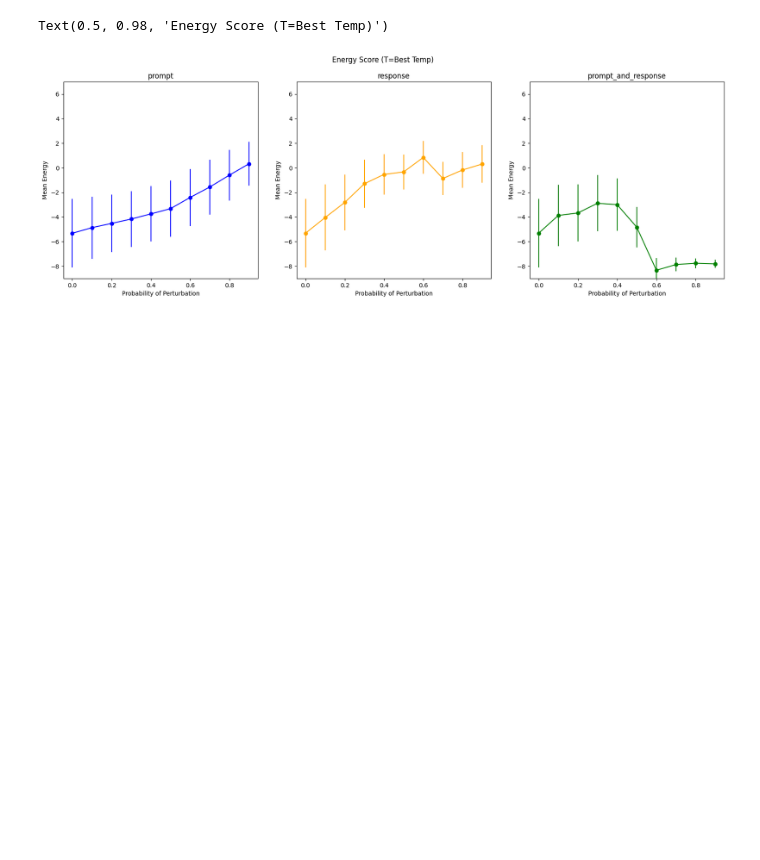
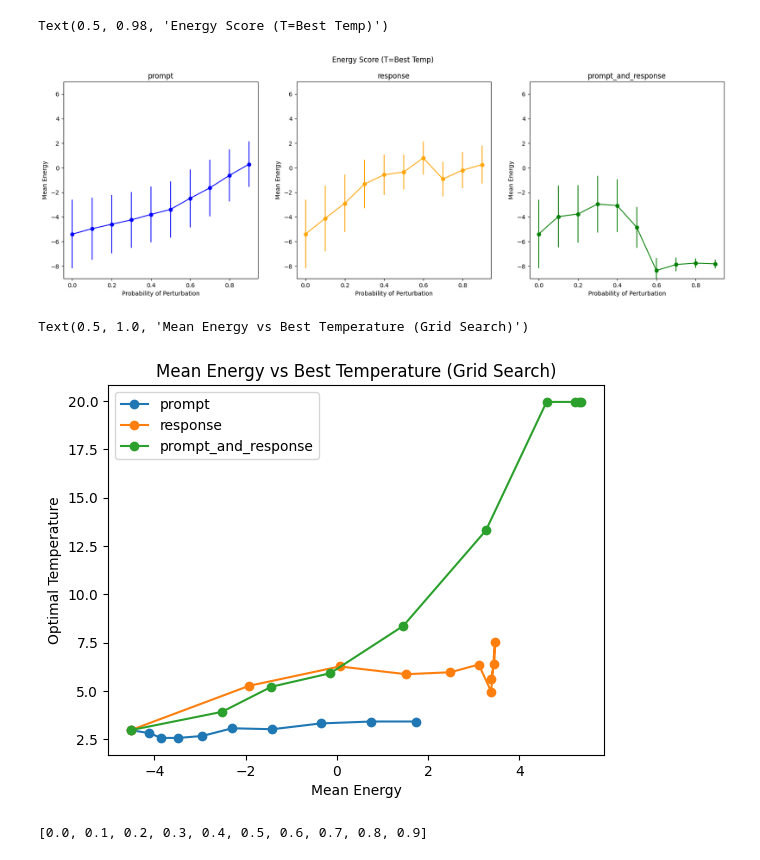
Before and after one commit to Pikus16/neurips2023_distshift, a Jupyter notebook: notebooks/temperature_calibration.ipynb, the cells around one changed output. Drawn from its saved outputs; the diff is of its cells as text; code cells hidden in the pictures; blank space fills up the shorter version.

Commit message:
add temp calibration

```diff
--- a/notebooks/temperature_calibration.ipynb
+++ b/notebooks/temperature_calibration.ipynb
@@ -289,3 +292,19 @@ fig.suptitle('Energy Score (T=Best Temp)')
 # %% [output]
 Text(0.5, 0.98, 'Energy Score (T=Best Temp)')
 [figure]
+# %%
+# x-axis is optimal temperature and on the y-axis is mean energy
+for inst in instances:
+    plt.plot([energy_mean_dict[inst][x] for x in perturb_levels], [best_temps[inst][x] for x in perturb_levels], marker='o', label=inst)
+    #plt.plot(perturb_levels, [ts_dict[inst][x] for x in perturb_levels], marker='o', label=inst)
+plt.ylabel('Optimal Temperature')
+plt.xlabel('Mean Energy')
+plt.legend()
+plt.title('Mean Energy vs Best Temperature (Grid Search)')
+# %% [output]
+Text(0.5, 1.0, 'Mean Energy vs Best Temperature (Grid Search)')
+[figure, added]
+# %%
+perturb_levels
+# %% [output]
+[0.0, 0.1, 0.2, 0.3, 0.4, 0.5, 0.6, 0.7, 0.8, 0.9]
```
Also changed, not shown: parts of 6 cells of this notebook.
